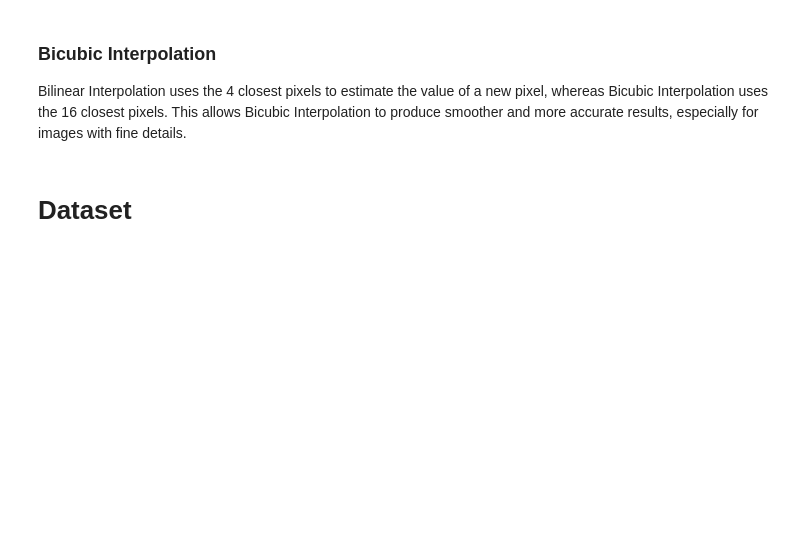
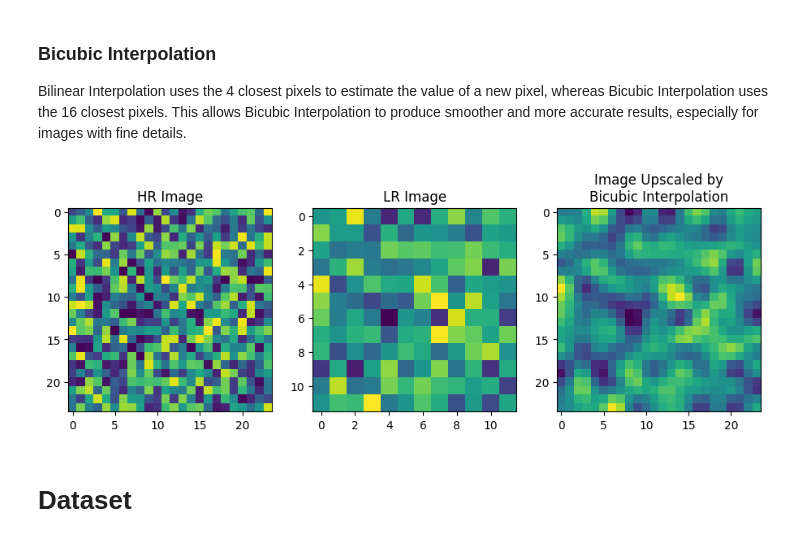
Before and after one commit to Mcube728/Remote-Sensing-Super-Resolution, a Jupyter notebook: RemoteSensingESRGAN.ipynb, the cells around one changed output. Saved outputs shown, nothing was run; the diff lists cells and outputs as text; code cells hidden in the pictures; blank space fills up the shorter version.

```diff
--- a/RemoteSensingESRGAN.ipynb
+++ b/RemoteSensingESRGAN.ipynb
@@ -174,10 +187,10 @@ DisplayImageComparison1x3(i, j, a, sr_title='Image Upscaled by\nBilinear Interpo
 
 Bilinear Interpolation uses the 4 closest pixels to estimate the value of a new pixel, whereas Bicubic Interpolation uses the 16 closest pixels. This allows Bicubic Interpolation to produce smoother and more accurate results, especially for images with fine details.
 # %%
-i = readRGBImage('source/test_images/baboon.png')
-j = readRGBImage('source/test_images/baboon_test.png')
-a = ScaleImageByRatio(j, UPSCALE_FACTOR, interpolationMethod=cv2.INTER_CUBIC)
-DisplayImageComparison1x3(i, j, a, sr_title='Image Upscaled by\nBicubic Interpolation')
+a = ScaleImageByRatio(img_lr, 2, interpolationMethod=cv2.INTER_CUBIC)
+DisplayImageComparison1x3(img_hr, img_lr, a, sr_title='Image Upscaled by\nBicubic Interpolation')
+# %% [output]
+[figure, added]
 # %% [markdown]
 # Dataset
 # %% [markdown]
```
Also changed, not shown: parts of 17 cells of this notebook, 1 other file.
